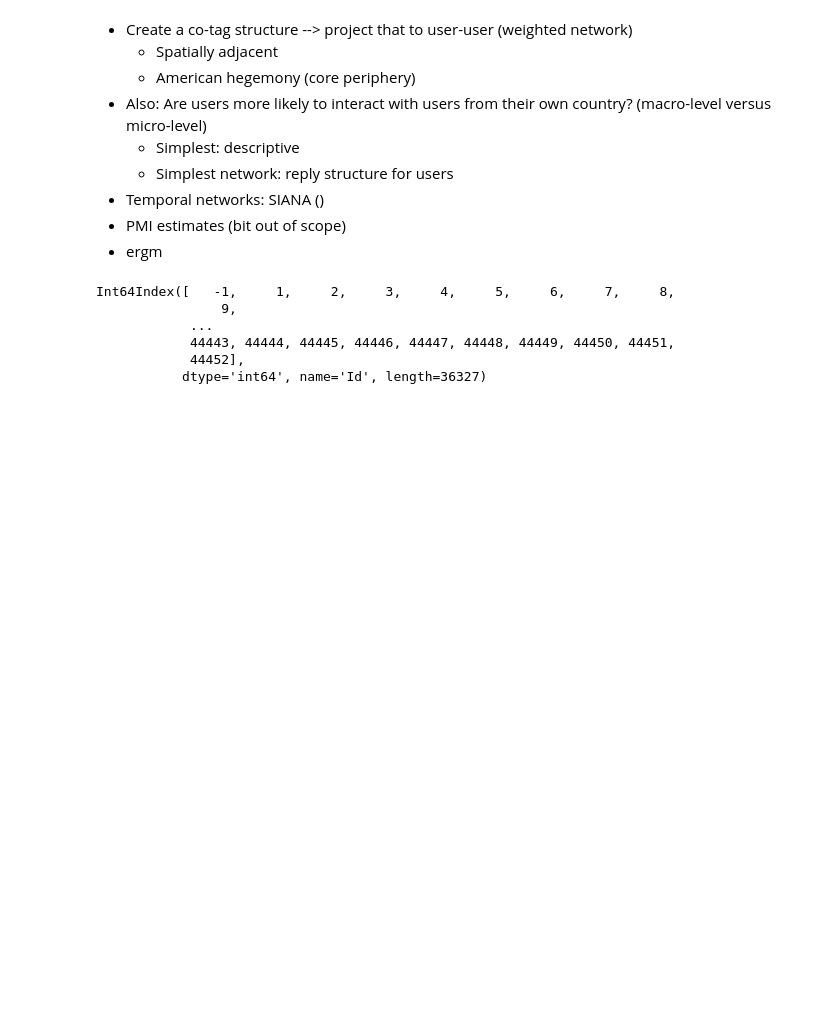
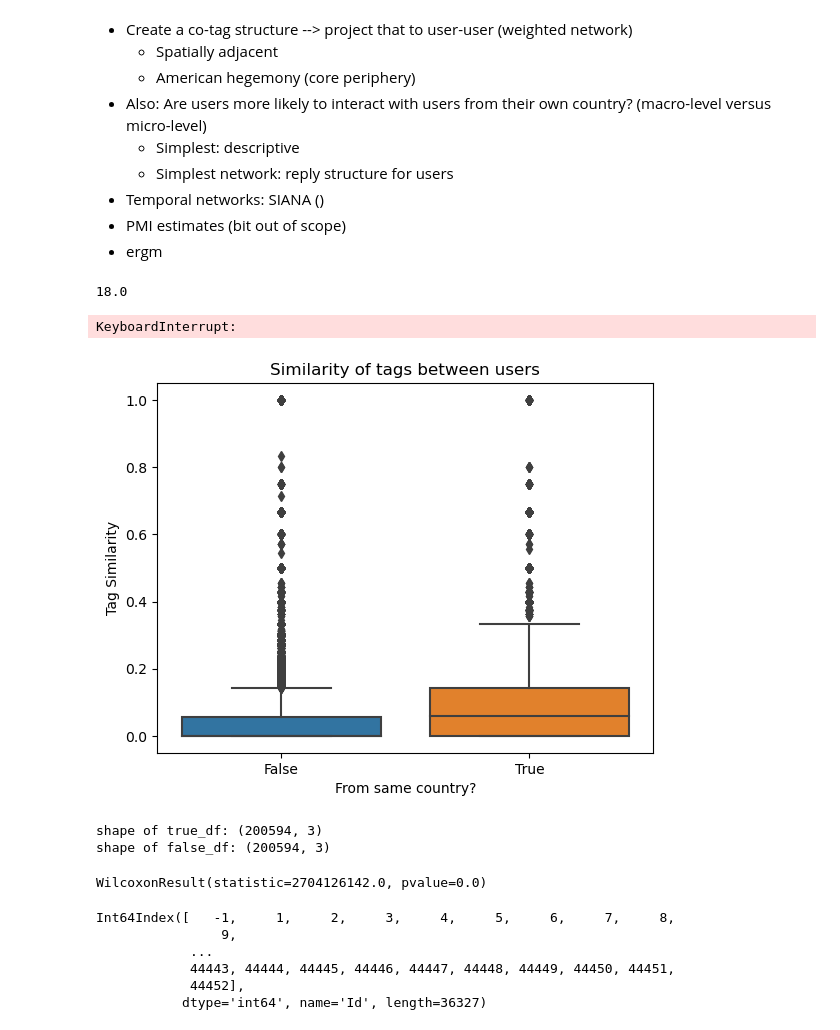
Before and after one commit to Rysias/IntroducingPython, a Jupyter notebook: assignments/FinalGroupAssignment_JHR.ipynb, the cells around one changed output. Cells and saved outputs as stored; diff of their text form; code cells hidden in the pictures; blank space fills up the shorter version.

```diff
--- a/assignments/FinalGroupAssignment_JHR.ipynb
+++ b/assignments/FinalGroupAssignment_JHR.ipynb
@@ -327,0 +320,57 @@ for (key1, key2) in itertools.combinations(usertag_dict.keys(), 2):
+# %%
+# merge tag list into set for each user
+tag_usercountry = tag_usercountry.groupby("OwnerUserId").agg({"TagList": lambda x: set.union(*x), "country": "first"})
+# %%
+tagcountry_dict = tag_usercountry.to_dict(orient="index")
+# %% [output]
+18.0
+# %%
+import itertools
+
+def IoU(set1: set, set2: set) -> float:
+    return len(set1.intersection(set2)) / len(set1.union(set2))
+
+# create dataframe of all combinations of users
+user_combos = pd.DataFrame(list(itertools.combinations(tag_usercountry.index, 2)), columns=["user1", "user2"])
+
+for i, row in user_combos.iterrows():
+    user1 = row["user1"]
+    user2 = row["user2"]
+    user_combos.loc[i, "IoU"] = IoU(tag_usercountry.loc[user1, "TagList"], tag_usercountry.loc[user2, "TagList"])
+    #user_combos.loc[i, "country_match"] = tag_usercountry.loc[user1, "country"] == tag_usercountry.loc[user2, "country"]
+# %% [output]
+KeyboardInterrupt:
+# %%
+
+tag_similarity = dict.fromkeys(itertools.combinations(tagcountry_dict.keys(), 2), 0)
+same_country = dict.fromkeys(itertools.combinations(tagcountry_dict.keys(), 2), 0)
+for (key1, values1), (key2, values2) in itertools.combinations(tagcountry_dict.items(), 2):
+    tag_similarity[(key1, key2)] = IoU(values1["TagList"], values2["TagList"])
+    same_country[(key1, key2)] = values1["country"] == values2["country"]
+# %%
+tag_similaritydf = pd.DataFrame.from_dict(tag_similarity, orient="index", columns=["tag_similarity"])
+same_countrydf = pd.DataFrame.from_dict(same_country, orient="index", columns=["same_country"])
+full_df = pd.merge(tag_similaritydf, same_countrydf, left_index=True, right_index=True)
+full_df.reset_index(inplace=True, names="user_pair")
+# %%
+import matplotlib.pyplot as plt
+import seaborn as sns
+
+# plot tag similarity facetted by same country as boxplot
+fig, ax = plt.subplots()
+sns.boxplot(data=full_df, x="same_country", y="tag_similarity", ax=ax)
+ax.set_title("Similarity of tags between users")
+ax.set_xlabel("From same country?")
+ax.set_ylabel("Tag Similarity")
+plt.show()
+# %% [output]
+[figure, added]
+# %%
+true_df = full_df[full_df["same_country"] == True]
+false_df = full_df[full_df["same_country"] == False]
+false_sample = false_df.sample(n=true_df.shape[0], random_state=42)
+
+print(f"shape of true_df: {true_df.shape}\nshape of false_df: {false_sample.shape}")
+# %% [output]
+shape of true_df: (200594, 3)
+shape of false_df: (200594, 3)
@@ -328,3 +383,7 @@ for (key1, key2) in itertools.combinations(usertag_dict.keys(), 2):
+# %%
+full_test
+# %% [output]
+WilcoxonResult(statistic=2704126142.0, pvalue=0.0)
 # %%
 
 userdf = pd.read_csv(DATA_DIR / "politics" / "user_loc_data.csv")
```
Also changed, not shown: parts of 6 cells of this notebook, 1 other file.
